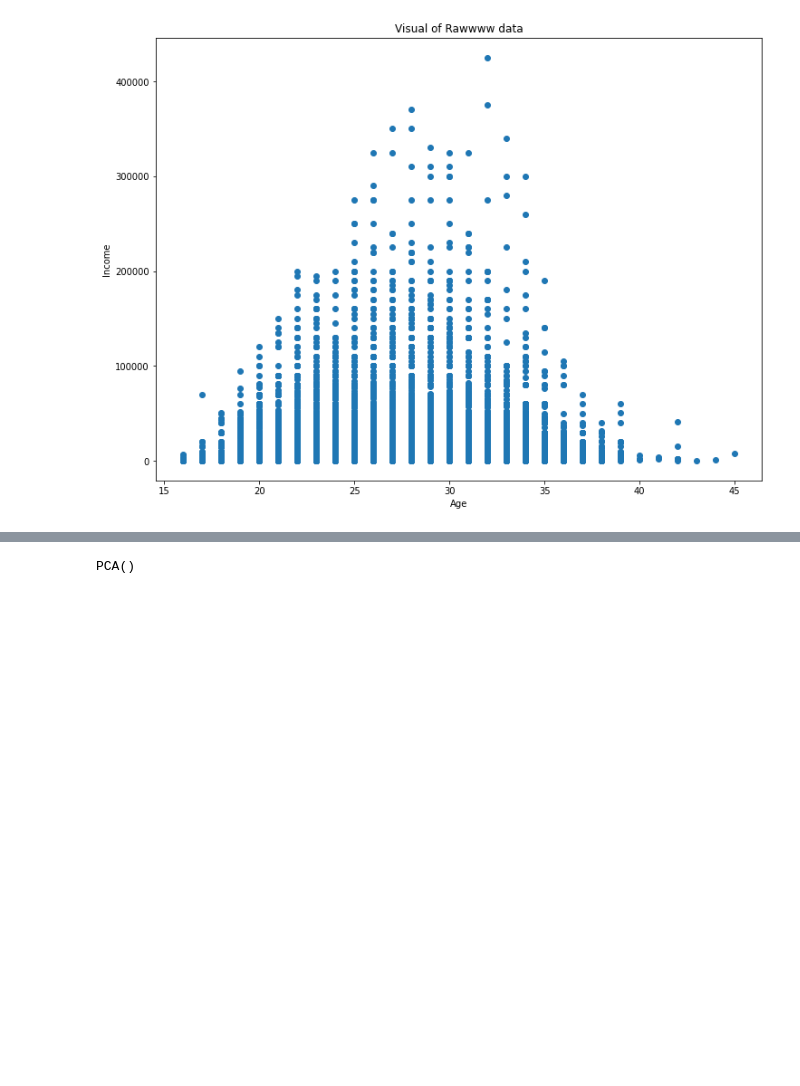
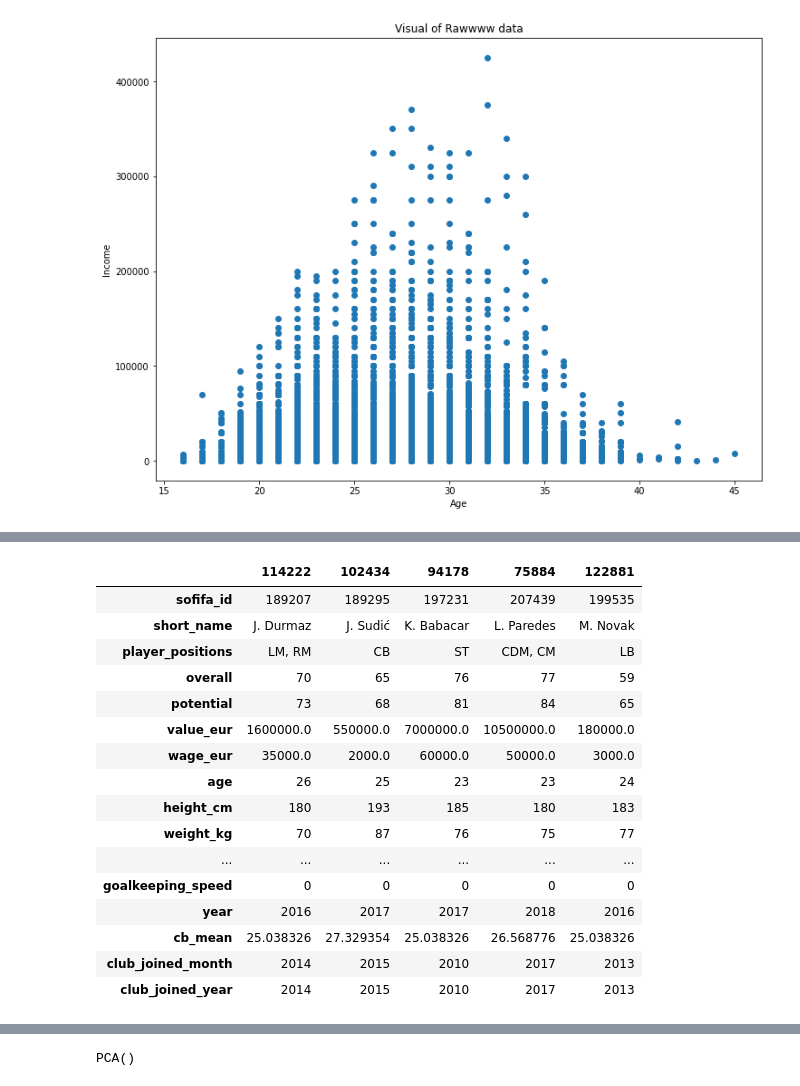
Before and after one commit to Jules-Ray-Kayla-Bert-Capstone-FiFA/fifa, a Jupyter notebook: Ray/ray_sb.ipynb, the cells around one changed output, grey strips where cells are left out. Drawn from its saved outputs; the diff is of its cells as text; code cells hidden in the pictures; blank space fills up the shorter version.

```diff
--- a/Ray/ray_sb.ipynb
+++ b/Ray/ray_sb.ipynb
@@ -670,0 +695,20 @@ cb_df.wage_eur.min()
+# %%
+cb_df.head().T
+# %% [output]
+|  | 114222 | 102434 | 94178 | 75884 | 122881 |
+| sofifa_id | 189207 | 189295 | 197231 | 207439 | 199535 |
+| short_name | J. Durmaz | J. Sudić | K. Babacar | L. Paredes | M. Novak |
+| player_positions | LM, RM | CB | ST | CDM, CM | LB |
+| overall | 70 | 65 | 76 | 77 | 59 |
+| potential | 73 | 68 | 81 | 84 | 65 |
+| value_eur | 1600000.0 | 550000.0 | 7000000.0 | 10500000.0 | 180000.0 |
+| wage_eur | 35000.0 | 2000.0 | 60000.0 | 50000.0 | 3000.0 |
+| age | 26 | 25 | 23 | 23 | 24 |
+| height_cm | 180 | 193 | 185 | 180 | 183 |
+| weight_kg | 70 | 87 | 76 | 75 | 77 |
+| ... | ... | ... | ... | ... | ... |
+| goalkeeping_speed | 0 | 0 | 0 | 0 | 0 |
+| year | 2016 | 2017 | 2017 | 2018 | 2016 |
+| cb_mean | 25.038326 | 27.329354 | 25.038326 | 26.568776 | 25.038326 |
+| club_joined_month | 2014 | 2015 | 2010 | 2017 | 2013 |
+| club_joined_year | 2014 | 2015 | 2010 | 2017 | 2013 |
```
Also changed, not shown: parts of 34 cells of this notebook.
